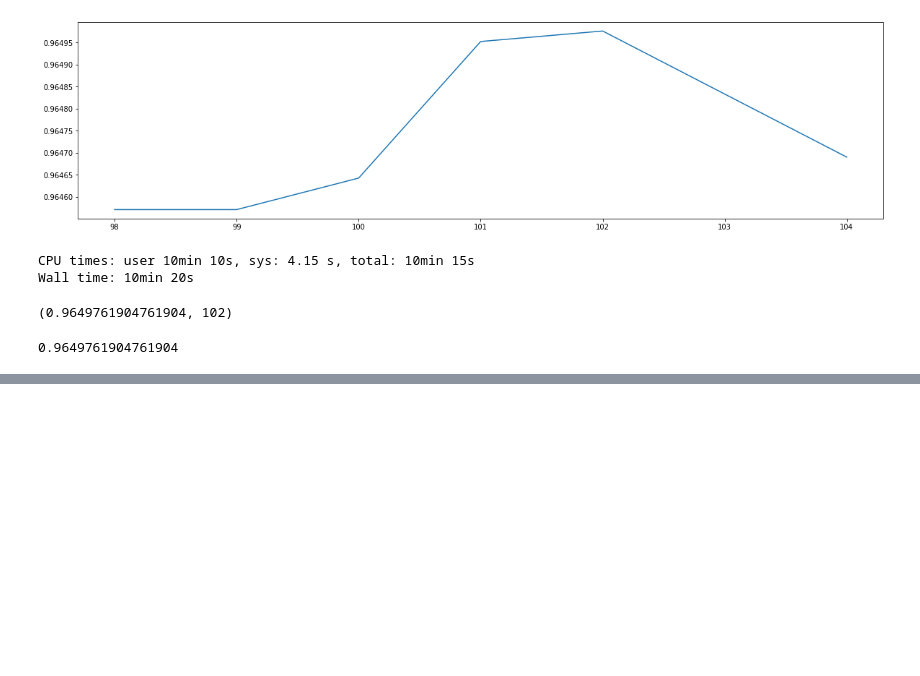
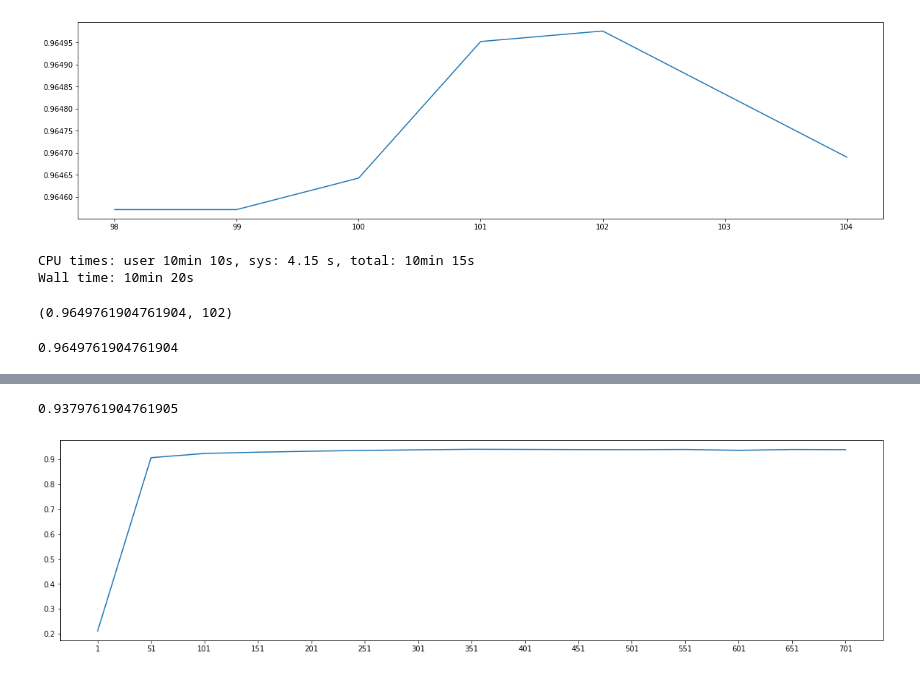
Before and after one commit to JustDoItGit/caicai_sklearn, a Jupyter notebook: 第三章 数据预处理与特征工程/Feature_selection.ipynb, the cells around one changed output, grey strips where cells are left out. Saved outputs shown, nothing was run; the diff lists cells and outputs as text; code cells hidden in the pictures; blank space fills up the shorter version.

Commit message:
Wrapper包装法

```diff
--- a/第三章 数据预处理与特征工程/Feature_selection.ipynb
+++ b/第三章 数据预处理与特征工程/Feature_selection.ipynb
@@ -398,0 +401,4 @@ cross_val_score(RFC(n_estimators=102, random_state=0, n_jobs=-1), X_embedded, y,
+# %%
+from sklearn.feature_selection import RFE
+RFC_ = RFC(n_estimators=10, random_state=0, n_jobs=-1)
+selector = RFE(RFC_, n_features_to_select=340, step=50).fit(X, y)
@@ -398,0 +429,18 @@ cross_val_score(RFC(n_estimators=102, random_state=0, n_jobs=-1), X_embedded, y,
+# %%
+X_wrapper = selector.transform(X)
+cross_val_score(RFC_, X_wrapper, y, cv=5).mean()
+# %% [output]
+0.9379761904761905
+# %%
+%%time
+score = []
+for i in range(1, 751, 50):
+    X_wrapper = RFE(RFC_, n_features_to_select=i, step=50).fit_transform(X, y)
+    once = cross_val_score(RFC_, X_wrapper, y, cv=5).mean()
+    score.append(once)
+plt.figure(figsize=[20, 5])
+plt.plot(range(1, 751, 50), score)
+plt.xticks(range(1, 751, 50))
+plt.show()
+# %% [output]
+[figure, added]
```
Also changed, not shown: parts of 4 cells of this notebook.
